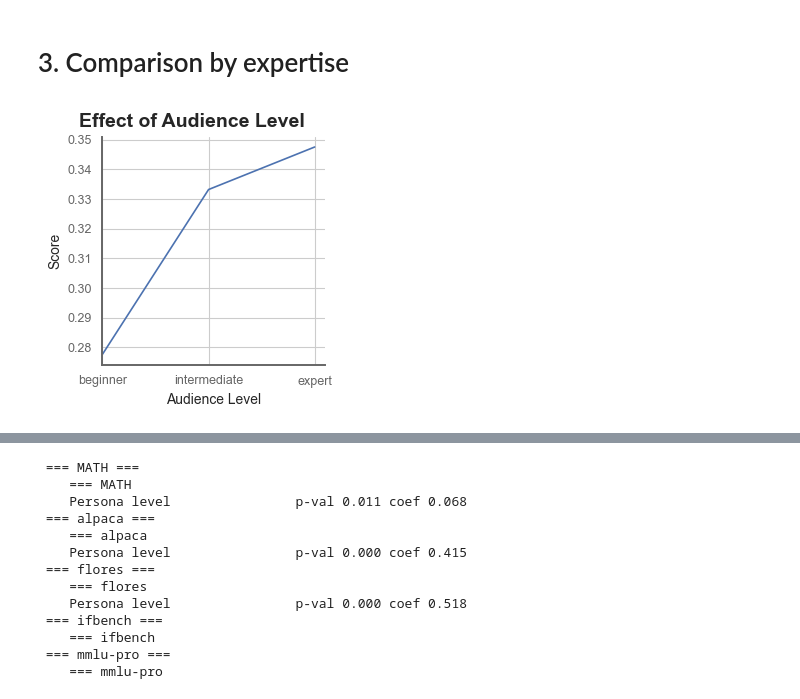
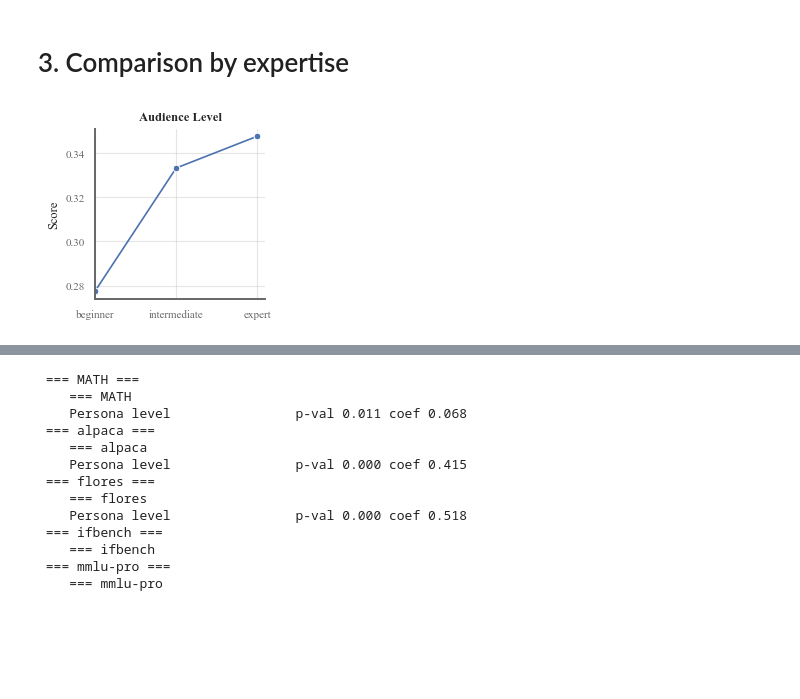
Before and after one commit to nicomu99/master-thesis, a Jupyter notebook: dataset_overview.ipynb, the cells around one changed output, grey strips where cells are left out. Cells and saved outputs as stored; diff of their text form; code cells hidden in the pictures; blank space fills up the shorter version.

```diff
--- a/dataset_overview.ipynb
+++ b/dataset_overview.ipynb
@@ -11,10 +11,3 @@ import matplotlib as mpl
 import matplotlib.pyplot as plt
 
 from evaluate import PlottingWrapper
-
-mpl.rcParams["font.family"] = "Roboto"
-mpl.rcParams["patch.linewidth"] = 0
-mpl.rcParams["patch.edgecolor"] = "white"
-
-mpl.rcParams['pdf.fonttype'] = 42
-mpl.rcParams['ps.fonttype'] = 42
@@ -104,6 +104,8 @@ df["Persona"] = df["Persona"].str.replace("Short", "S")
 df["Persona"] = df["Persona"].str.replace("Medium", "M")
 df["Persona"] = df["Persona"].str.replace("Long", "L")
 df["Persona"] = df["Persona"].str.replace("Intermediate", "Interm.")
+df["Persona"] = df["Persona"].str.replace("Dynamic", "Dyn.")
+df["Persona"] = df["Persona"].str.replace("Static", "Stat.")
 # %%
 winrate_mask = df["Dataset"].isin(["Alpaca", "FLORES+"])
 winrate_df = df[winrate_mask].copy()
@@ -773,28 +854,63 @@ teacher_df["Audience Level"] = teacher_df["level"].map(teacher_mapping)
 teacher_df["Audience Level"] = pd.Categorical(teacher_df["Audience Level"], categories=["beginner", "intermediate", "expert"], ordered=True)
 # %%
 n_cols = 1
-aspect = HALF_WIDTH / (3.0 * n_cols)
+aspect = HALF_WIDTH / (2.5 * n_cols)
 
 g = sns.relplot(
-    teacher_df, x="Audience Level", y="Score", kind="line", height=3, aspect=aspect, errorbar=None
+    teacher_df,
+    x="Audience Level",
+    y="Score",
+    kind="line",
+    marker="o",
+    height=3,
+    aspect=aspect,
+    errorbar=None,
 )
 
-g.figure.suptitle("Effect of Audience Level")
-g.figure.set_size_inches(HALF_WIDTH, 3.0)
+g.ax.set_title("Audience Level")
+g.ax.set_xlabel("")
+
+# Construct the original layout
+original_height = 2.5
+g.figure.set_size_inches(HALF_WIDTH, original_height)
 
 g.figure.subplots_adjust(
-    left=0.19,
+    left=0.20,
     right=0.96,
     top=0.90,
-    bottom=0.14,
-    wspace=0.28,
+    bottom=0.22,
 )
 
-for idx, ax in enumerate(g.axes.flat):
-    ax.set_xlim(left=0)
+g.ax.set_box_aspect(1)
+g.ax.set_xlim(left=0)
 
-g.figure.savefig(plot_path / "3_0_datasets.pdf")
+# Resolve the layout before measuring the axes
+g.figure.canvas.draw()
+
+# Get the actual axes size in inches
+position = g.ax.get_position()
+axis_width_inches = position.width * HALF_WIDTH
+axis_height_inches = position.height * original_height
+axis_left_inches = position.x0 * HALF_WIDTH
+
+# Reduce the figure height
+new_height = 2.2
+g.figure.set_size_inches(HALF_WIDTH, new_height)
+
+# Center the unchanged axes vertically
+axis_bottom_inches = (new_height - axis_height_inches) / 2
+
+g.ax.set_position([
+    axis_left_inches / HALF_WIDTH,
+    axis_bottom_inches / new_height,
+    axis_width_inches / HALF_WIDTH,
+    axis_height_inches / new_height,
+])
+
+g.figure.savefig(
+    plot_path / "3_0_datasets.pdf",
+)
 # %% [output]
-[figure, old version]
+[figure, new version]
 # %%
 n_cols = 3
```
Also changed, not shown: parts of 29 cells of this notebook, 32 other files.
